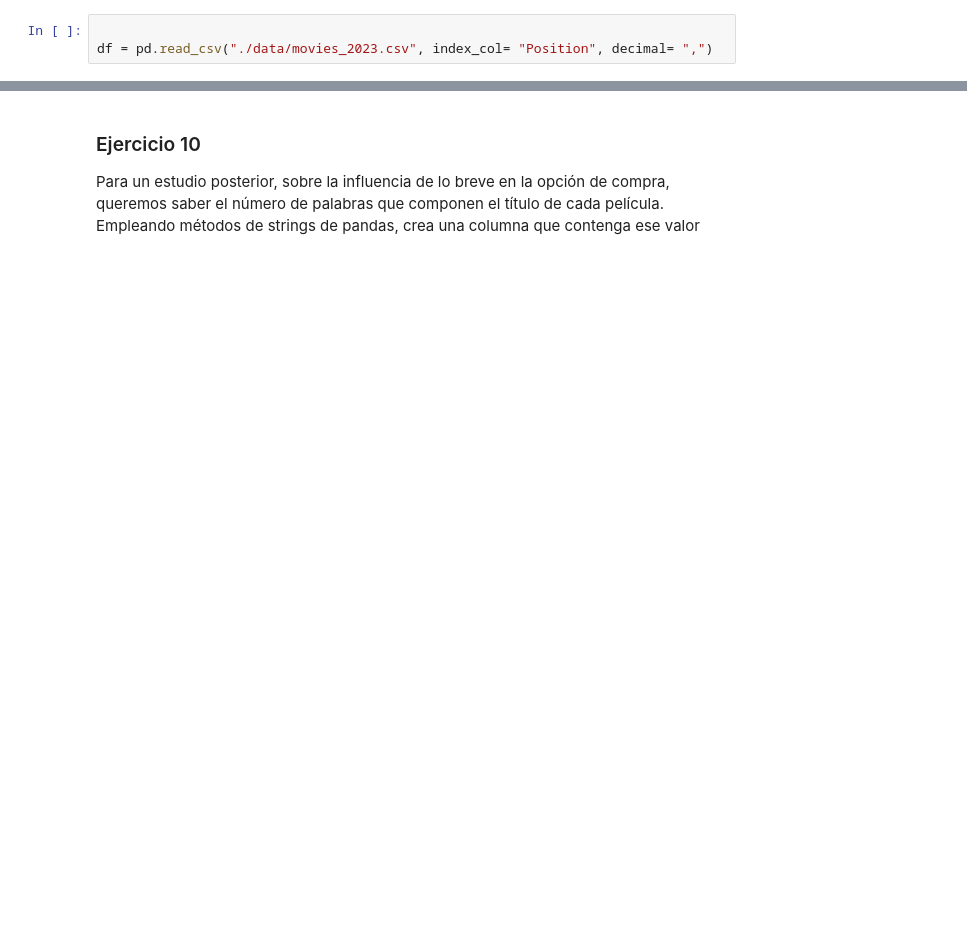
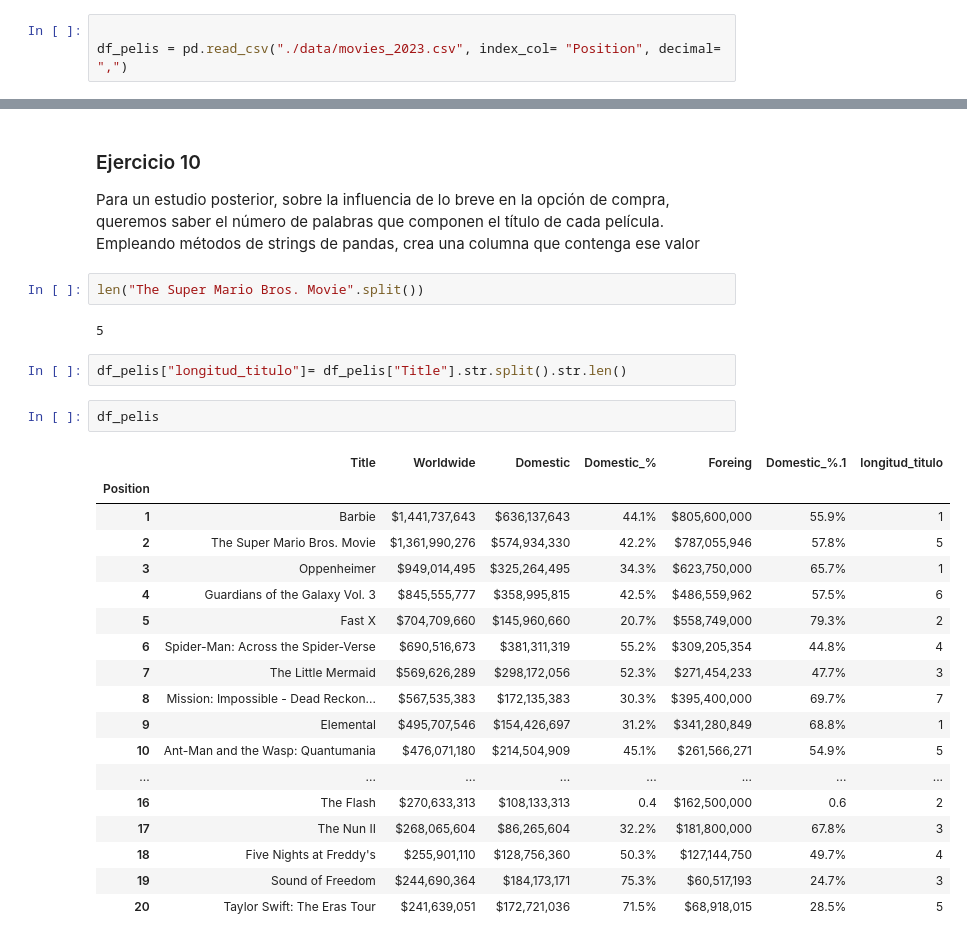
Before and after one commit to guicnw/ONLINE_DS_THEBRIDGE_GUILLERMO, a Jupyter notebook: Sprint_5/Sprint5_Unidad_1/Ejercicios Workout/11_Ejercicio_Transformacion_Texto_Fechas.ipynb, the cells around one changed output, grey strips where cells are left out. Saved outputs shown, nothing was run; the diff lists cells and outputs as text; blank space fills up the shorter version.

```diff
--- a/Sprint_5/Sprint5_Unidad_1/Ejercicios Workout/11_Ejercicio_Transformacion_Texto_Fechas.ipynb
+++ b/Sprint_5/Sprint5_Unidad_1/Ejercicios Workout/11_Ejercicio_Transformacion_Texto_Fechas.ipynb
@@ -111,6 +331,6 @@ locale.setlocale(locale.LC_TIME, 'es_ES')
 Carga ahora este dataset de películas que recoge el top-20 de recaudación mundial en lo que va de 2023:
 # %%
 
-df = pd.read_csv("./data/movies_2023.csv", index_col= "Position", decimal= ",")
+df_pelis = pd.read_csv("./data/movies_2023.csv", index_col= "Position", decimal= ",")
 # %% [markdown]
 Muestra un primer vistazo y luegos su columnas y su tipo
@@ -118,3 +353,30 @@ Muestra un primer vistazo y luegos su columnas y su tipo
 ### Ejercicio 10
 
 Para un estudio posterior, sobre la influencia de lo breve en la opción de compra, queremos saber el número de palabras que componen el título de cada película. Empleando métodos de strings de pandas, crea una columna que contenga ese valor
+# %%
+len("The Super Mario Bros. Movie".split())
+# %% [output]
+5
+# %%
+df_pelis["longitud_titulo"]= df_pelis["Title"].str.split().str.len()
+# %%
+df_pelis
+# %% [output]
+|  | Title | Worldwide | Domestic | Domestic_% | Foreing | Domestic_%.1 | longitud_titulo |
+| Position |  |  |  |  |  |  |  |
+| 1 | Barbie | $1,441,737,643 | $636,137,643 | 44.1% | $805,600,000 | 55.9% | 1 |
+| 2 | The Super Mario Bros. Movie | $1,361,990,276 | $574,934,330 | 42.2% | $787,055,946 | 57.8% | 5 |
+| 3 | Oppenheimer | $949,014,495 | $325,264,495 | 34.3% | $623,750,000 | 65.7% | 1 |
+| 4 | Guardians of the Galaxy Vol. 3 | $845,555,777 | $358,995,815 | 42.5% | $486,559,962 | 57.5% | 6 |
+| 5 | Fast X | $704,709,660 | $145,960,660 | 20.7% | $558,749,000 | 79.3% | 2 |
+| 6 | Spider-Man: Across the Spider-Verse | $690,516,673 | $381,311,319 | 55.2% | $309,205,354 | 44.8% | 4 |
+| 7 | The Little Mermaid | $569,626,289 | $298,172,056 | 52.3% | $271,454,233 | 47.7% | 3 |
+| 8 | Mission: Impossible - Dead Reckon... | $567,535,383 | $172,135,383 | 30.3% | $395,400,000 | 69.7% | 7 |
+| 9 | Elemental | $495,707,546 | $154,426,697 | 31.2% | $341,280,849 | 68.8% | 1 |
+| 10 | Ant-Man and the Wasp: Quantumania | $476,071,180 | $214,504,909 | 45.1% | $261,566,271 | 54.9% | 5 |
+| ... | ... | ... | ... | ... | ... | ... | ... |
+| 16 | The Flash | $270,633,313 | $108,133,313 | 0.4 | $162,500,000 | 0.6 | 2 |
+| 17 | The Nun II | $268,065,604 | $86,265,604 | 32.2% | $181,800,000 | 67.8% | 3 |
+| 18 | Five Nights at Freddy's | $255,901,110 | $128,756,360 | 50.3% | $127,144,750 | 49.7% | 4 |
+| 19 | Sound of Freedom | $244,690,364 | $184,173,171 | 75.3% | $60,517,193 | 24.7% | 3 |
+| 20 | Taylor Swift: The Eras Tour | $241,639,051 | $172,721,036 | 71.5% | $68,918,015 | 28.5% | 5 |
```
Also changed, not shown: parts of 27 cells of this notebook.
